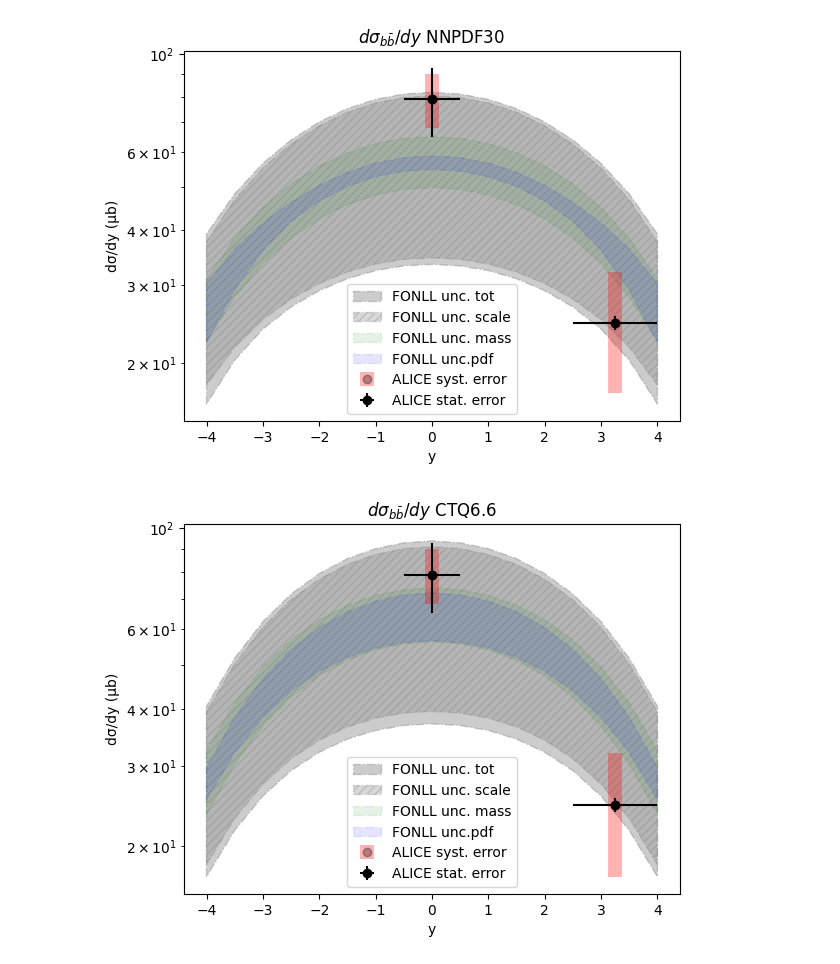
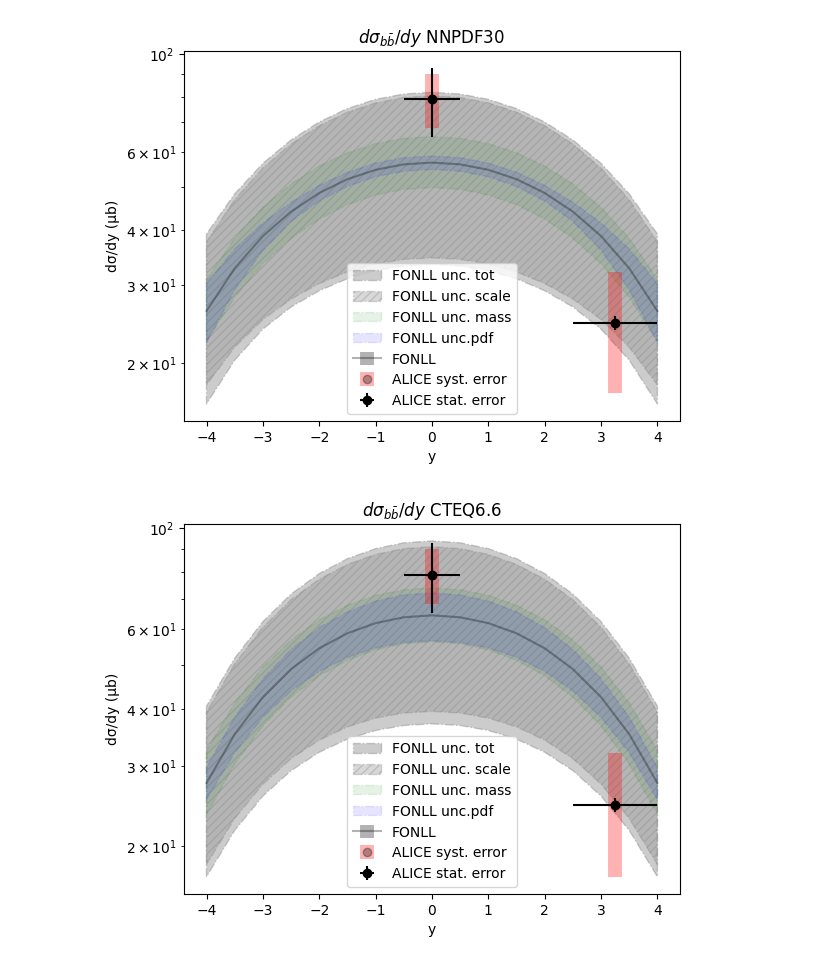
Before and after one commit to michelepennisi/HF_dimuons, a Jupyter notebook: theory_comparison/FONLL.ipynb, the cells around one changed output. Saved outputs shown, nothing was run; the diff lists cells and outputs as text; code cells hidden in the pictures.

```diff
--- a/theory_comparison/FONLL.ipynb
+++ b/theory_comparison/FONLL.ipynb
@@ -81,53 +99,69 @@ max_mass_ds_dy_bb_FONLL_NNPDF = df_FONLL_bb_NNPDF["max_mass"] * 1e-06
 min_pdf_ds_dy_bb_FONLL_NNPDF = df_FONLL_bb_NNPDF["min_pdf"] * 1e-06
 max_pdf_ds_dy_bb_FONLL_NNPDF = df_FONLL_bb_NNPDF["max_pdf"] * 1e-06
 
-df_FONLL_bb_CTQ6 = pd.read_csv('FONLL_bb_Pt_0_30_CTQ6.txt', sep=' ')
-y_FONLL_CTQ6 = df_FONLL_bb_CTQ6["y"]
-ds_dy_bb_FONLL_CTQ6 = df_FONLL_bb_CTQ6["central"] * 1e-06
-min_ds_dy_bb_FONLL_CTQ6 = df_FONLL_bb_CTQ6["min"] * 1e-06
-max_ds_dy_bb_FONLL_CTQ6 = df_FONLL_bb_CTQ6["max"] * 1e-06
-min_sc_ds_dy_bb_FONLL_CTQ6 = df_FONLL_bb_CTQ6["min_sc"] * 1e-06
-max_sc_ds_dy_bb_FONLL_CTQ6 = df_FONLL_bb_CTQ6["max_sc"] * 1e-06
-min_mass_ds_dy_bb_FONLL_CTQ6 = df_FONLL_bb_CTQ6["min_mass"] * 1e-06
-max_mass_ds_dy_bb_FONLL_CTQ6 = df_FONLL_bb_CTQ6["max_mass"] * 1e-06
-min_pdf_ds_dy_bb_FONLL_CTQ6 = df_FONLL_bb_CTQ6["min_pdf"] * 1e-06
-max_pdf_ds_dy_bb_FONLL_CTQ6 = df_FONLL_bb_CTQ6["max_pdf"] * 1e-06
+df_FONLL_bb_CTEQ6 = pd.read_csv('FONLL_bb_Pt_0_30_CTEQ6.txt', sep=' ')
+y_FONLL_CTEQ6 = df_FONLL_bb_CTEQ6["y"]
+ds_dy_bb_FONLL_CTEQ6 = df_FONLL_bb_CTEQ6["central"] * 1e-06
+min_ds_dy_bb_FONLL_CTEQ6 = df_FONLL_bb_CTEQ6["min"] * 1e-06
+max_ds_dy_bb_FONLL_CTEQ6 = df_FONLL_bb_CTEQ6["max"] * 1e-06
+min_sc_ds_dy_bb_FONLL_CTEQ6 = df_FONLL_bb_CTEQ6["min_sc"] * 1e-06
+max_sc_ds_dy_bb_FONLL_CTEQ6 = df_FONLL_bb_CTEQ6["max_sc"] * 1e-06
+min_mass_ds_dy_bb_FONLL_CTEQ6 = df_FONLL_bb_CTEQ6["min_mass"] * 1e-06
+max_mass_ds_dy_bb_FONLL_CTEQ6 = df_FONLL_bb_CTEQ6["max_mass"] * 1e-06
+min_pdf_ds_dy_bb_FONLL_CTEQ6 = df_FONLL_bb_CTEQ6["min_pdf"] * 1e-06
+max_pdf_ds_dy_bb_FONLL_CTEQ6 = df_FONLL_bb_CTEQ6["max_pdf"] * 1e-06
 
 y = np.array([0, 3.25])
 dy = np.array([0.5, 0.75])
 
 ds_bb_dy_PYTHIA = np.array([79, 24.6])
 stat_ds_bb_dy_PYTHIA = np.array([14, 0.9])
 syst_ds_bb_dy_PYTHIA = np.array([11, 7.5])
 
 # Creating histogram
 plt.title("FONLL comparison NNPDF")
 plt.xlabel("y")
 plt.ylabel("d\u03C3/dy (\u03BCb)")
 plt.yscale('log')
 plt.title(r'$d\sigma_{b\bar{b}}/dy$ NNPDF30')
 plt.fill_between(y_FONLL_NNPDF, min_ds_dy_bb_FONLL_NNPDF, max_ds_dy_bb_FONLL_NNPDF, label="FONLL unc. tot", alpha=0.4, edgecolor='gray', facecolor='gray', linewidth=1, linestyle='dashdot', antialiased=True)
 plt.fill_between(y_FONLL_NNPDF, min_sc_ds_dy_bb_FONLL_NNPDF, max_sc_ds_dy_bb_FONLL_NNPDF, label="FONLL unc. scale", alpha=0.3, edgecolor='gray', facecolor='gray', hatch='////', linewidth=1, linestyle='dashdot', antialiased=True)
 plt.fill_between(y_FONLL_NNPDF, min_mass_ds_dy_bb_FONLL_NNPDF, max_mass_ds_dy_bb_FONLL_NNPDF, label="FONLL unc. mass", alpha=0.1, edgecolor='green', facecolor='green', linewidth=1, linestyle='dashdot', antialiased=True)
 plt.fill_between(y_FONLL_NNPDF, min_pdf_ds_dy_bb_FONLL_NNPDF, max_pdf_ds_dy_bb_FONLL_NNPDF, label="FONLL unc.pdf", alpha=0.1, edgecolor='blue', facecolor='blue', linewidth=1, linestyle='dashdot', antialiased=True)
+plt.errorbar(y_FONLL_NNPDF, ds_dy_bb_FONLL_NNPDF, yerr=0, label="FONLL", fmt='-', color='black', ecolor='black', alpha=0.3, elinewidth=10, capsize=0)
 plt.errorbar(y, ds_bb_dy_PYTHIA, yerr=syst_ds_bb_dy_PYTHIA, label="ALICE syst. error", fmt='o', color='black', ecolor='red', alpha=0.3, elinewidth=10, capsize=0)
 plt.errorbar(y, ds_bb_dy_PYTHIA, xerr=dy, yerr=stat_ds_bb_dy_PYTHIA, label="ALICE stat. error", fmt='o', color='black', ecolor='black')
 plt.legend(loc='lower center')
 plt.show()
 
-plt.title("FONLL comparison CTQ6")
+plt.title("FONLL comparison CTEQ6")
 plt.xlabel("y")
 plt.ylabel("d\u03C3/dy (\u03BCb)")
 plt.yscale('log')
-plt.title(r'$d\sigma_{b\bar{b}}/dy$ CTQ6.6')
-plt.fill_between(y_FONLL_CTQ6, min_ds_dy_bb_FONLL_CTQ6, max_ds_dy_bb_FONLL_CTQ6, label="FONLL unc. tot", alpha=0.4, edgecolor='gray', facecolor='gray', linewidth=1, linestyle='dashdot', antialiased=True)
-plt.fill_between(y_FONLL_CTQ6, min_sc_ds_dy_bb_FONLL_CTQ6, max_sc_ds_dy_bb_FONLL_CTQ6, label="FONLL unc. scale", alpha=0.3, edgecolor='gray', facecolor='gray', hatch='////', linewidth=1, linestyle='dashdot', antialiased=True)
-plt.fill_between(y_FONLL_CTQ6, min_mass_ds_dy_bb_FONLL_CTQ6, max_mass_ds_dy_bb_FONLL_CTQ6, label="FONLL unc. mass", alpha=0.1, edgecolor='green', facecolor='green', linewidth=1, linestyle='dashdot', antialiased=True)
-plt.fill_between(y_FONLL_CTQ6, min_pdf_ds_dy_bb_FONLL_CTQ6, max_pdf_ds_dy_bb_FONLL_CTQ6, label="FONLL unc.pdf", alpha=0.1, edgecolor='blue', facecolor='blue', linewidth=1, linestyle='dashdot', antialiased=True)
+plt.title(r'$d\sigma_{b\bar{b}}/dy$ CTEQ6.6')
+plt.fill_between(y_FONLL_CTEQ6, min_ds_dy_bb_FONLL_CTEQ6, max_ds_dy_bb_FONLL_CTEQ6, label="FONLL unc. tot", alpha=0.4, edgecolor='gray', facecolor='gray', linewidth=1, linestyle='dashdot', antialiased=True)
+plt.fill_between(y_FONLL_CTEQ6, min_sc_ds_dy_bb_FONLL_CTEQ6, max_sc_ds_dy_bb_FONLL_CTEQ6, label="FONLL unc. scale", alpha=0.3, edgecolor='gray', facecolor='gray', hatch='////', linewidth=1, linestyle='dashdot', antialiased=True)
+plt.fill_between(y_FONLL_CTEQ6, min_mass_ds_dy_bb_FONLL_CTEQ6, max_mass_ds_dy_bb_FONLL_CTEQ6, label="FONLL unc. mass", alpha=0.1, edgecolor='green', facecolor='green', linewidth=1, linestyle='dashdot', antialiased=True)
+plt.fill_between(y_FONLL_CTEQ6, min_pdf_ds_dy_bb_FONLL_CTEQ6, max_pdf_ds_dy_bb_FONLL_CTEQ6, label="FONLL unc.pdf", alpha=0.1, edgecolor='blue', facecolor='blue', linewidth=1, linestyle='dashdot', antialiased=True)
+plt.errorbar(y_FONLL_CTEQ6, ds_dy_bb_FONLL_CTEQ6, yerr=0, label="FONLL", fmt='-', color='black', ecolor='black', alpha=0.3, elinewidth=10, capsize=0)
 plt.errorbar(y, ds_bb_dy_PYTHIA, yerr=syst_ds_bb_dy_PYTHIA, label="ALICE syst. error", fmt='o', color='black', ecolor='red', alpha=0.3, elinewidth=10, capsize=0)
 plt.errorbar(y, ds_bb_dy_PYTHIA, xerr=dy, yerr=stat_ds_bb_dy_PYTHIA, label="ALICE stat. error", fmt='o', color='black', ecolor='black')
 plt.legend(loc='lower center')
 plt.show()
+
+plt.title("FONLL: CTEQ6 vs NNPDF30")
+plt.xlabel("y")
+plt.ylabel("d\u03C3/dy (\u03BCb)")
+plt.yscale('log')
+plt.title(r'$d\sigma_{b\bar{b}}/dy$')
+plt.fill_between(y_FONLL_CTEQ6, min_ds_dy_bb_FONLL_CTEQ6, max_ds_dy_bb_FONLL_CTEQ6, label="FONLL CTEQ6.6 unc. tot", alpha=0.4, edgecolor='gray', facecolor='gray', linewidth=1, linestyle='dashdot', antialiased=True)
+plt.errorbar(y_FONLL_CTEQ6, ds_dy_bb_FONLL_CTEQ6, yerr=0, label="FONLL CTEQ6.6", fmt='-', color='black', ecolor='black', alpha=0.3, elinewidth=10, capsize=0)
+plt.fill_between(y_FONLL_NNPDF, min_ds_dy_bb_FONLL_NNPDF, max_ds_dy_bb_FONLL_NNPDF, label="FONLL NNPDF30 unc. tot", alpha=0.4, edgecolor='gray', facecolor='gray', hatch='////', linewidth=1, linestyle='dashdot', antialiased=True)
+plt.errorbar(y_FONLL_NNPDF, ds_dy_bb_FONLL_NNPDF, yerr=0, label="FONLL NNPDF30", fmt='--', color='black', ecolor='black', alpha=0.3, elinewidth=10, capsize=0)
+plt.errorbar(y, ds_bb_dy_PYTHIA, yerr=syst_ds_bb_dy_PYTHIA, label="ALICE syst. error", fmt='o', color='black', ecolor='red', alpha=0.3, elinewidth=10, capsize=0)
+plt.errorbar(y, ds_bb_dy_PYTHIA, xerr=dy, yerr=stat_ds_bb_dy_PYTHIA, label="ALICE stat. error", fmt='o', color='black', ecolor='black')
+plt.legend(loc='lower center')
+plt.show()
 # %% [output]
-[figure, old version]
+[figure, new version]
-[figure, old version]
+[figure, new version]
```
Also changed, not shown: parts of 2 cells of this notebook, 2 other files.
